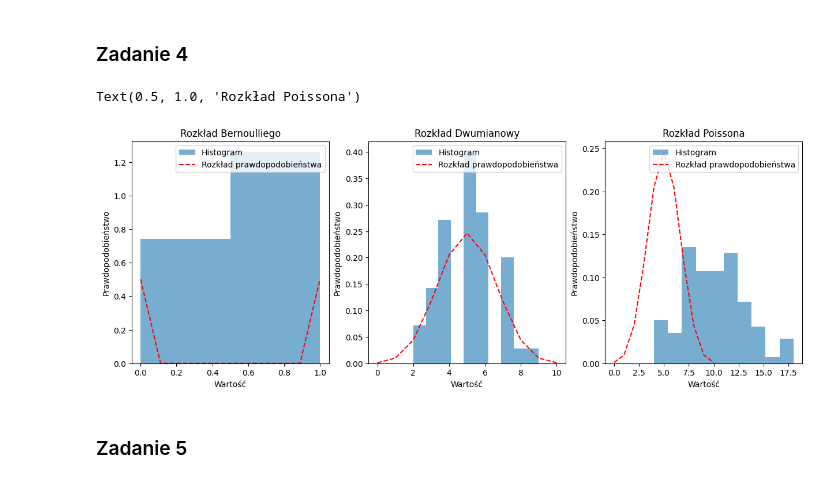
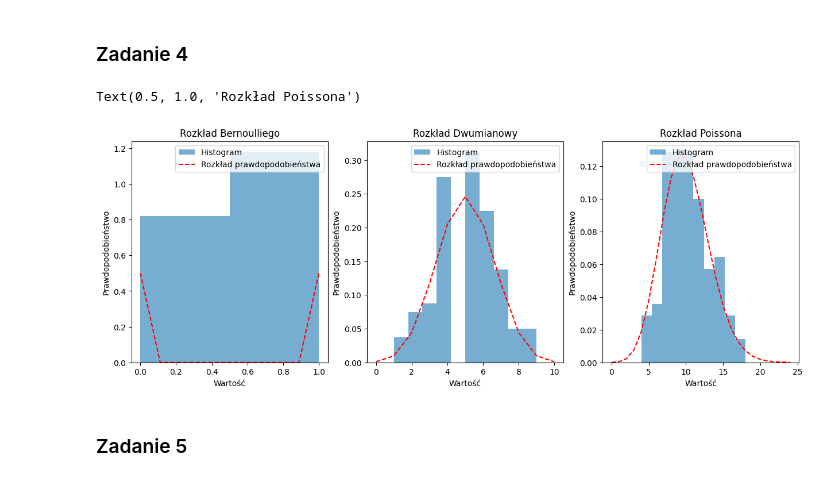
Before and after one commit to mateusz-sliwinski/BiS, a Jupyter notebook: statystyka/zad2.ipynb, the cells around one changed output. Cells and saved outputs as stored; diff of their text form; code cells hidden in the pictures.

Commit message:
fix plot

```diff
--- a/statystyka/zad2.ipynb
+++ b/statystyka/zad2.ipynb
@@ -104,35 +104,35 @@ print(f'{skew_poisson}')
 # %%
 fig, (ax1, ax2, ax3) = plt.subplots(1, 3, figsize=(15, 5))
 
 ax1.hist(samples_bernoulli, bins=2, density=True, alpha=0.6, label="Histogram")
 x1 = np.linspace(0, 1, 10)
 y1 = scipy.stats.bernoulli.pmf(x1, p=0.5)
 ax1.plot(x1, y1, 'r--', label="Rozkład prawdopodobieństwa")
 ax1.set_xlabel("Wartość")
 ax1.set_ylabel("Prawdopodobieństwo")
 ax1.legend()
 ax1.set_title("Rozkład Bernoulliego")
 
 ax2.hist(samples_binomial, density=True, alpha=0.6, label="Histogram")
 x2 = np.arange(0, 11)
 y2 = scipy.stats.binom.pmf(x2, n=10, p=0.5)
 ax2.plot(x2, y2, 'r--', label="Rozkład prawdopodobieństwa")
 ax2.set_xlabel("Wartość")
 ax2.set_ylabel("Prawdopodobieństwo")
 ax2.legend()
 ax2.set_title("Rozkład Dwumianowy")
 
 ax3.hist(samples_poisson, bins=10, density=True, alpha=0.6, label="Histogram")
-x3 = np.arange(0, 11)
+x3 = np.arange(0, 25)
 y3 = scipy.stats.poisson.pmf(x3, mu=10)
-ax3.plot(x2, y2, 'r--', label="Rozkład prawdopodobieństwa")
+ax3.plot(x3, y3, 'r--', label="Rozkład prawdopodobieństwa")
 ax3.set_xlabel("Wartość")
 ax3.set_ylabel("Prawdopodobieństwo")
 ax3.legend()
 ax3.set_title("Rozkład Poissona")
 # %% [output]
 Text(0.5, 1.0, 'Rozkład Poissona')
-[figure, old version]
+[figure, new version]
 # %% [markdown]
 ### Zadanie 5
 # %%
```
Also changed, not shown: parts of 9 cells of this notebook.
